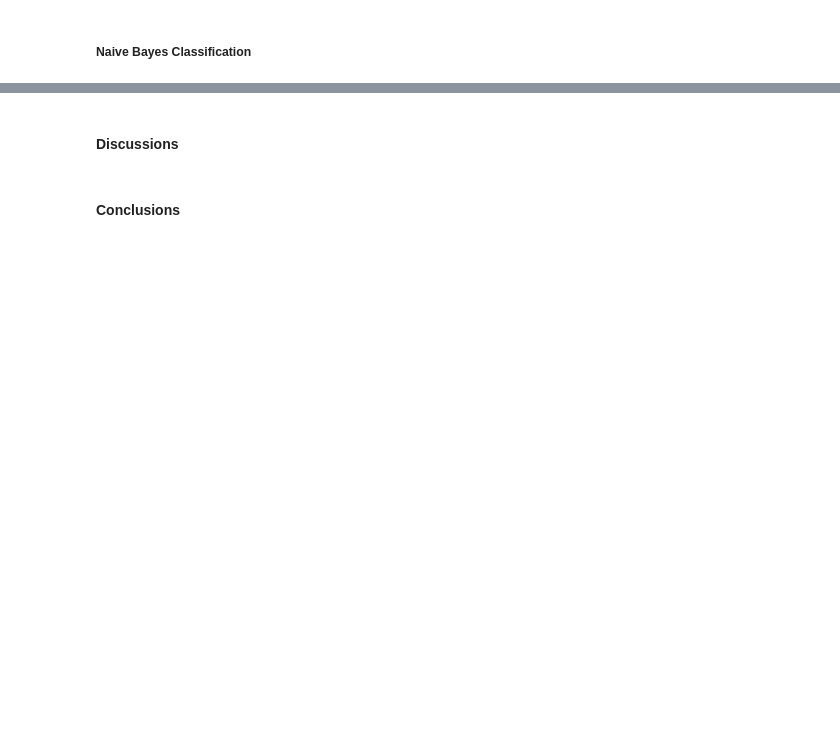
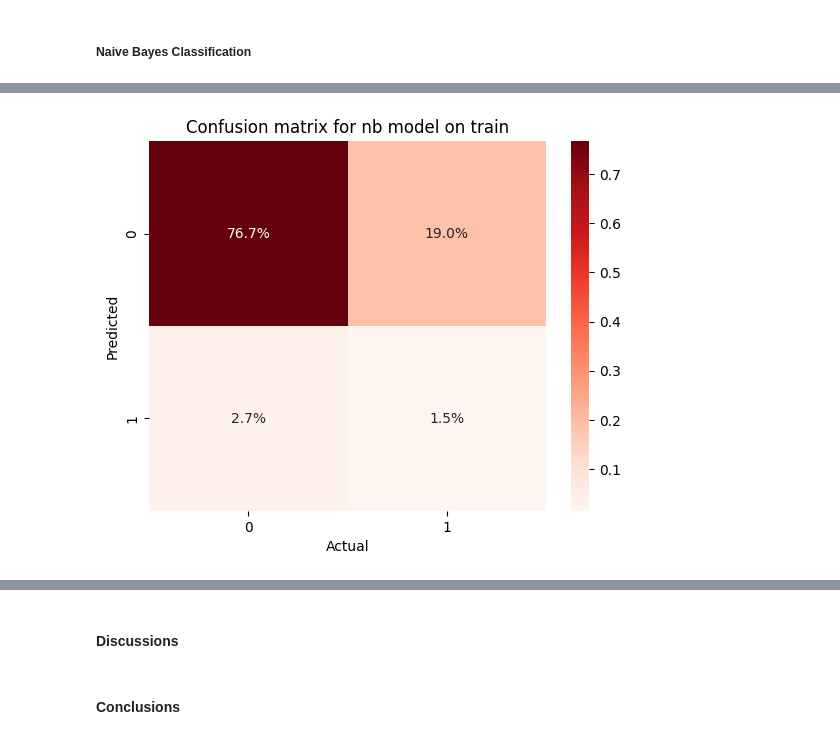
Before and after one commit to sebalexsmith/BBAN3001, a Jupyter notebook: Exam/Mock Exam 1.ipynb, the cells around one changed output, grey strips where cells are left out. Cells and saved outputs as stored; diff of their text form; code cells hidden in the pictures; blank space fills up the shorter version.

```diff
--- a/Exam/Mock Exam 1.ipynb
+++ b/Exam/Mock Exam 1.ipynb
@@ -165,2 +165,7 @@ plt.show()
 # %% [markdown]
 ##### Naive Bayes Classification
+# %%
+nb_model = GaussianNB().fit(X_train, y_train)
+# %%
+nb_pred_train = nb_model.predict(X_train)
+nb_pred_test = nb_model.predict(X_test)
@@ -166,0 +178,9 @@ plt.show()
+# %%
+cm_mat = confusion_matrix(nb_pred_train, y_train)
+heatmap(cm_mat/np.sum(cm_mat), annot=True, fmt='.1%', cmap='Reds')
+plt.title('Confusion matrix for nb model on train')
+plt.xlabel('Actual')
+plt.ylabel('Predicted')
+plt.show()
+# %% [output]
+[figure, added]
```
Also changed, not shown: parts of 27 cells of this notebook.
